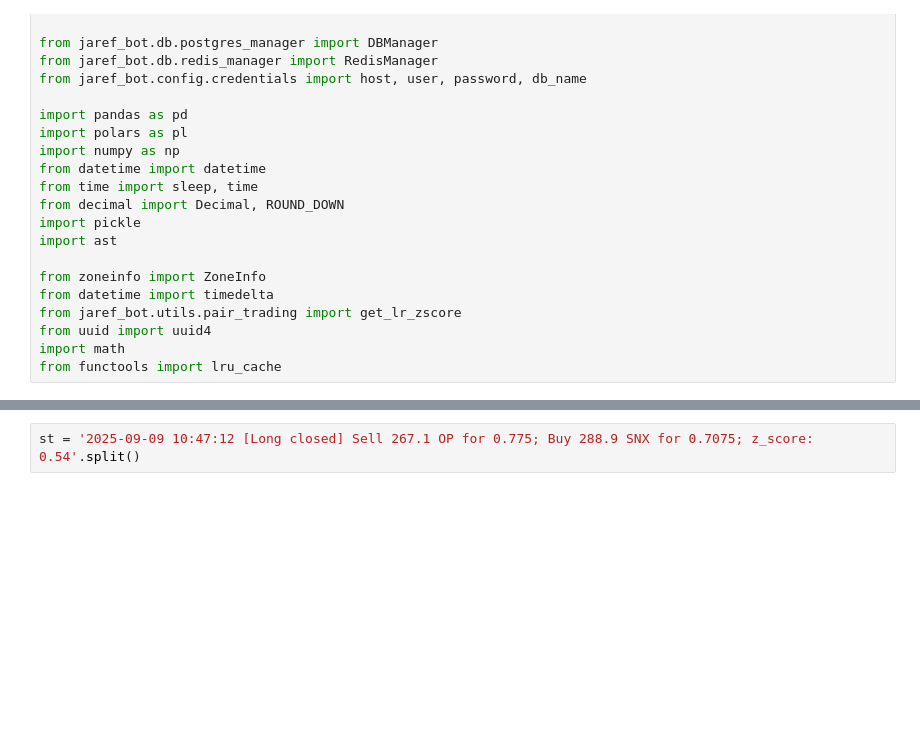
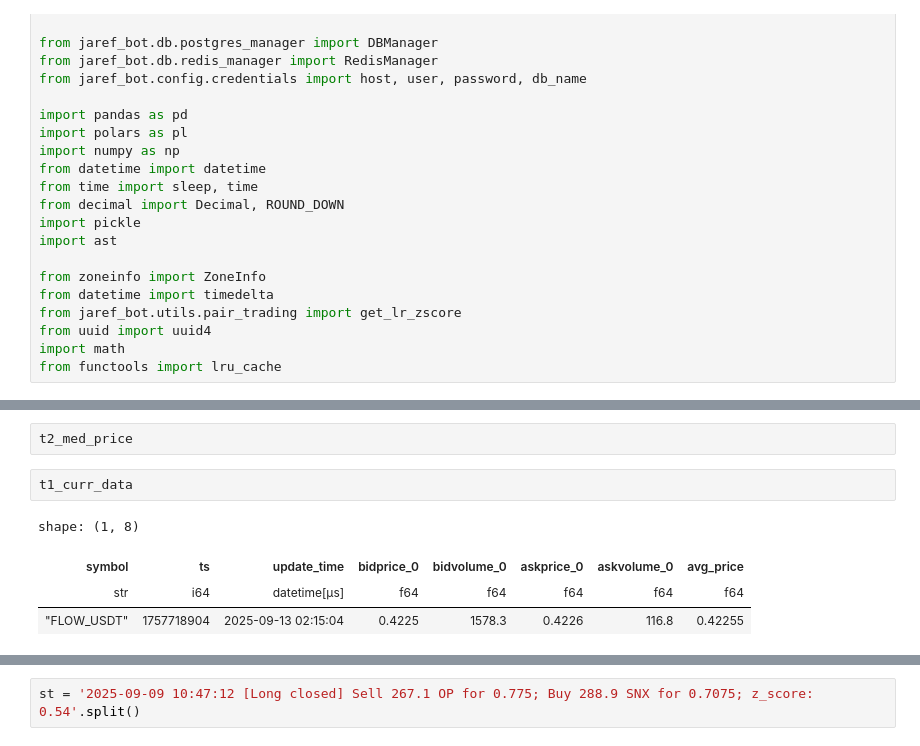
Before and after one commit to elterion/jaref_bot, a Jupyter notebook: 0. Open orders.ipynb, the cells around one changed output, grey strips where cells are left out. Drawn from its saved outputs; the diff is of its cells as text; blank space fills up the shorter version.

```diff
--- a/0. Open orders.ipynb
+++ b/0. Open orders.ipynb
@@ -442,0 +503,9 @@ Wall time: 117 ms
+# %%
+t2_med_price
+# %%
+t1_curr_data
+# %% [output]
+shape: (1, 8)
+| symbol | ts | update_time | bidprice_0 | bidvolume_0 | askprice_0 | askvolume_0 | avg_price |
+| str | i64 | datetime[μs] | f64 | f64 | f64 | f64 | f64 |
+| "FLOW_USDT" | 1757718904 | 2025-09-13 02:15:04 | 0.4225 | 1578.3 | 0.4226 | 116.8 | 0.42255 |
```
Also changed, not shown: parts of 39 cells of this notebook, 7 other files.
